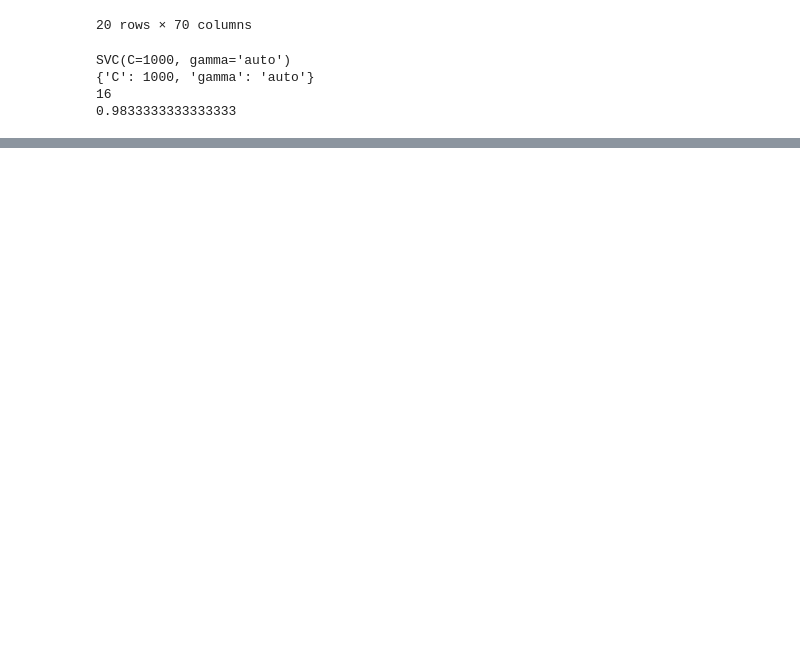
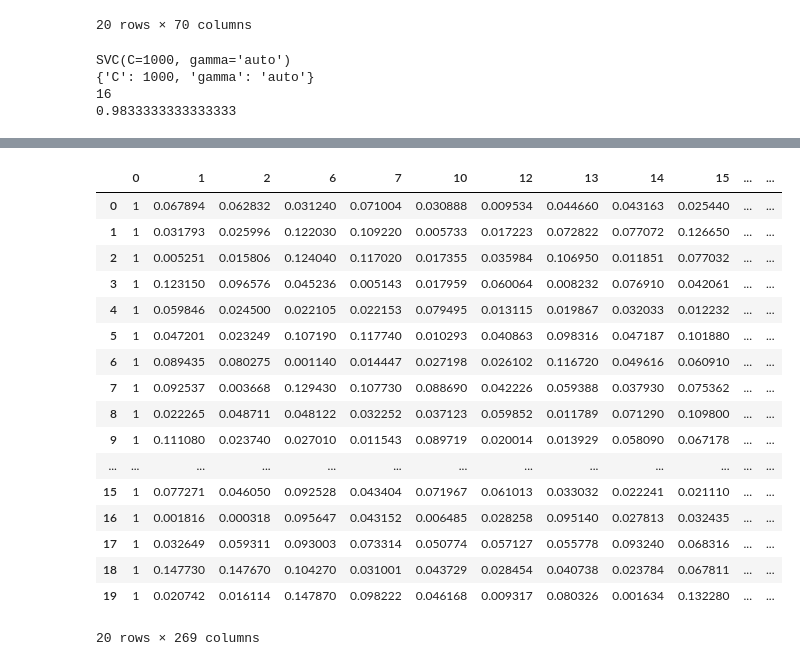
Before and after one commit to jplineb/Scratch-Work, a Jupyter notebook: SVM_brain/exploring_svms.ipynb, the cells around one changed output, grey strips where cells are left out. Drawn from its saved outputs; the diff is of its cells as text; code cells hidden in the pictures; blank space fills up the shorter version.

```diff
--- a/SVM_brain/exploring_svms.ipynb
+++ b/SVM_brain/exploring_svms.ipynb
@@ -197,0 +217,22 @@ pd.DataFrame(grid.cv_results_).sort_values('mean_test_score', ascending=False).t
+# %%
+eig_centrality_df = eig_centrality_df.loc[:, eig_centrality_df.var() > 0.0005]
+eig_centrality_df.head(20)
+# %% [output]
+|  | 0 | 1 | 2 | 6 | 7 | 10 | 12 | 13 | 14 | 15 | ... | ... |
+| 0 | 1 | 0.067894 | 0.062832 | 0.031240 | 0.071004 | 0.030888 | 0.009534 | 0.044660 | 0.043163 | 0.025440 | ... | ... |
+| 1 | 1 | 0.031793 | 0.025996 | 0.122030 | 0.109220 | 0.005733 | 0.017223 | 0.072822 | 0.077072 | 0.126650 | ... | ... |
+| 2 | 1 | 0.005251 | 0.015806 | 0.124040 | 0.117020 | 0.017355 | 0.035984 | 0.106950 | 0.011851 | 0.077032 | ... | ... |
+| 3 | 1 | 0.123150 | 0.096576 | 0.045236 | 0.005143 | 0.017959 | 0.060064 | 0.008232 | 0.076910 | 0.042061 | ... | ... |
+| 4 | 1 | 0.059846 | 0.024500 | 0.022105 | 0.022153 | 0.079495 | 0.013115 | 0.019867 | 0.032033 | 0.012232 | ... | ... |
+| 5 | 1 | 0.047201 | 0.023249 | 0.107190 | 0.117740 | 0.010293 | 0.040863 | 0.098316 | 0.047187 | 0.101880 | ... | ... |
+| 6 | 1 | 0.089435 | 0.080275 | 0.001140 | 0.014447 | 0.027198 | 0.026102 | 0.116720 | 0.049616 | 0.060910 | ... | ... |
+| 7 | 1 | 0.092537 | 0.003668 | 0.129430 | 0.107730 | 0.088690 | 0.042226 | 0.059388 | 0.037930 | 0.075362 | ... | ... |
+| 8 | 1 | 0.022265 | 0.048711 | 0.048122 | 0.032252 | 0.037123 | 0.059852 | 0.011789 | 0.071290 | 0.109800 | ... | ... |
+| 9 | 1 | 0.111080 | 0.023740 | 0.027010 | 0.011543 | 0.089719 | 0.020014 | 0.013929 | 0.058090 | 0.067178 | ... | ... |
+| ... | ... | ... | ... | ... | ... | ... | ... | ... | ... | ... | ... | ... |
+| 15 | 1 | 0.077271 | 0.046050 | 0.092528 | 0.043404 | 0.071967 | 0.061013 | 0.033032 | 0.022241 | 0.021110 | ... | ... |
+| 16 | 1 | 0.001816 | 0.000318 | 0.095647 | 0.043152 | 0.006485 | 0.028258 | 0.095140 | 0.027813 | 0.032435 | ... | ... |
+| 17 | 1 | 0.032649 | 0.059311 | 0.093003 | 0.073314 | 0.050774 | 0.057127 | 0.055778 | 0.093240 | 0.068316 | ... | ... |
+| 18 | 1 | 0.147730 | 0.147670 | 0.104270 | 0.031001 | 0.043729 | 0.028454 | 0.040738 | 0.023784 | 0.067811 | ... | ... |
+| 19 | 1 | 0.020742 | 0.016114 | 0.147870 | 0.098222 | 0.046168 | 0.009317 | 0.080326 | 0.001634 | 0.132280 | ... | ... |
+20 rows × 269 columns
```
Also changed, not shown: parts of 10 cells of this notebook.
